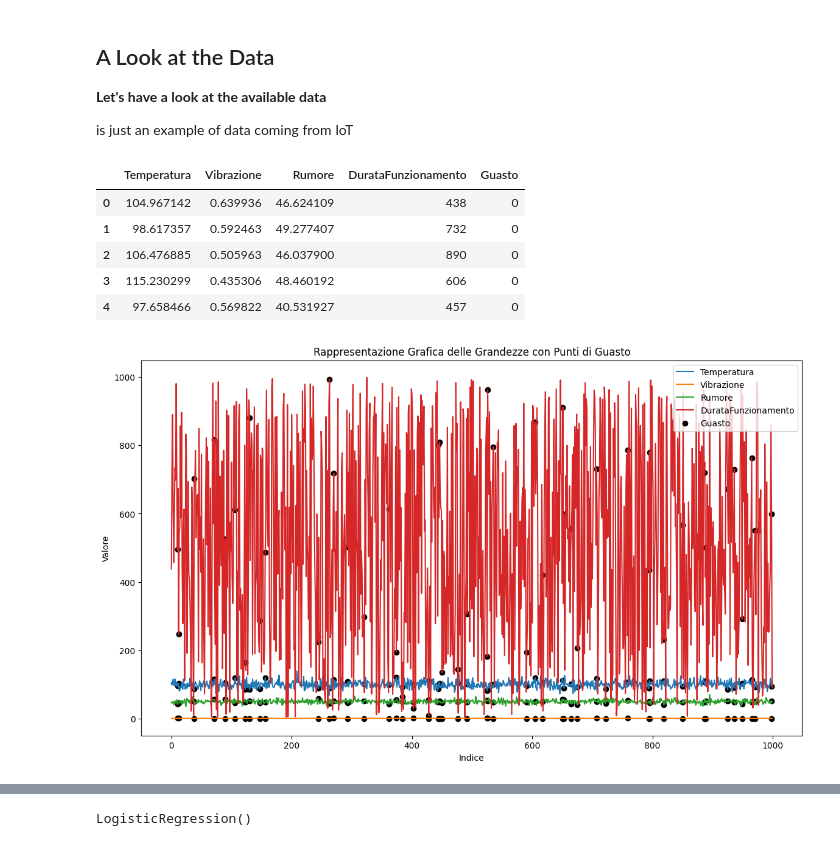
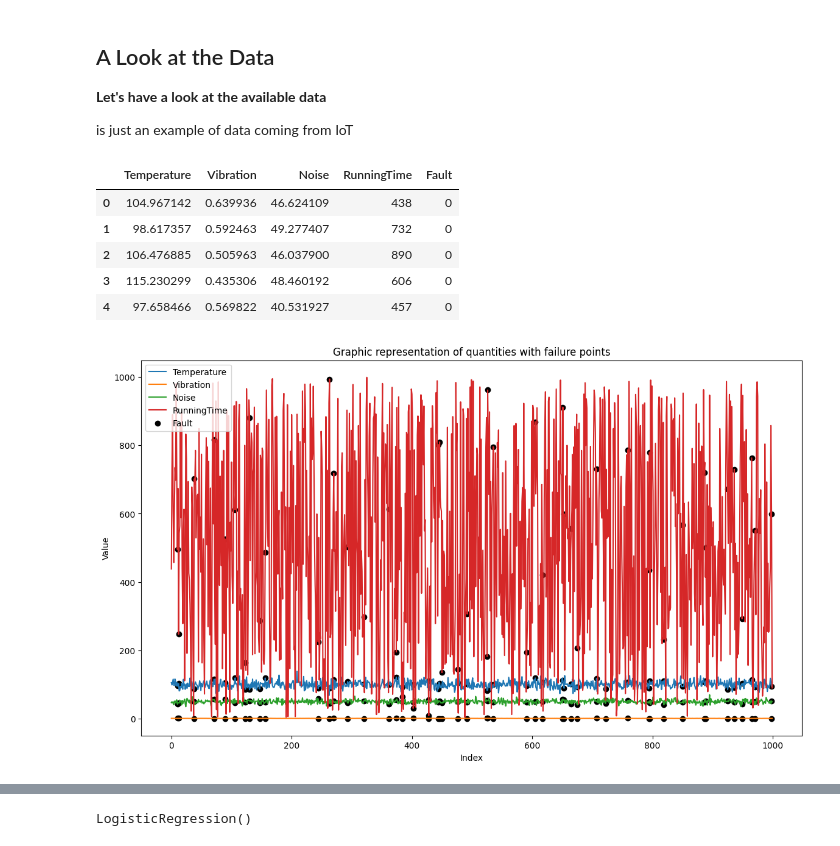
Before and after one commit to mricciati/Innovation-Team, a Jupyter notebook: maintenance coesia AI.ipynb, the cells around one changed output, grey strips where cells are left out. Saved outputs shown, nothing was run; the diff lists cells and outputs as text; code cells hidden in the pictures.

```diff
--- a/maintenance coesia AI.ipynb
+++ b/maintenance coesia AI.ipynb
@@ -23,21 +23,21 @@ from sklearn.metrics import classification_report, confusion_matrix
 
 is just an example of data coming from IoT
 # %%
-# Generazione di un set di dati fittizio
+# Generation of a fictitious data set
 np.random.seed(42)
 data = {
-    'Temperatura': np.random.normal(100, 10, 1000),
-    'Vibrazione': np.random.normal(0.5, 0.1, 1000),
-    'Rumore': np.random.normal(50, 5, 1000),
-    'DurataFunzionamento': np.random.randint(1, 1000, 1000),
-    'Guasto': np.random.choice([0, 1], 1000, p=[0.95, 0.05])
+    'Temperature': np.random.normal(100, 10, 1000),
+    'Vibration': np.random.normal(0.5, 0.1, 1000),
+    'Noise': np.random.normal(50, 5, 1000),
+    'RunningTime': np.random.randint(1, 1000, 1000),
+    'Fault': np.random.choice([0, 1], 1000, p=[0.95, 0.05])
 }
 df = pd.DataFrame(data)
 # %%
-# Mostra le prime 5 righe del DataFrame
+# Show the first 5 rows of the DataFrame
 df.head()
 # %% [output]
-|  | Temperatura | Vibrazione | Rumore | DurataFunzionamento | Guasto |
+|  | Temperature | Vibration | Noise | RunningTime | Fault |
 | 0 | 104.967142 | 0.639936 | 46.624109 | 438 | 0 |
 | 1 | 98.617357 | 0.592463 | 49.277407 | 732 | 0 |
 | 2 | 106.476885 | 0.505963 | 46.037900 | 890 | 0 |
@@ -46,30 +46,30 @@ df.head()
 # %%
 import matplotlib.pyplot as plt
 
-# Imposta la dimensione della figura
+# Set the size of the figure
 plt.figure(figsize=(14, 8))
 
-# Cicla attraverso le colonne, escludendo 'Guasto'
-for column in df.drop('Guasto', axis=1).columns:
+# Cycle through columns, excluding 'Fault'
+for column in df.drop('Fault', axis=1).columns:
     plt.plot(df.index, df[column], label=column)
 
-# Trova gli indici dove avvengono i guasti
-guasti_idx = df[df['Guasto'] == 1].index
+# Find indices where failures occur
+fault_idx = df[df['Fault'] == 1].index
 
-# Per ogni grandezza, evidenzia i punti di guasto
-for column in df.drop('Guasto', axis=1).columns:
-    plt.scatter(guasti_idx, df.loc[guasti_idx, column], color='black', label='Guasto' if column == df.drop('Guasto', axis=1).columns[0] else "", marker='o')
+# For each quantity, highlight the failure points
+for column in df.drop('Fault', axis=1).columns:
+    plt.scatter(fault_idx, df.loc[fault_idx, column], color='black', label='Fault' if column == df.drop('Fault', axis=1).columns[0] else "", marker='o')
 
-# Aggiungi una legenda
+# Add a legend
 plt.legend()
 
-# Aggiungi titoli agli assi e al grafico
-plt.xlabel('Indice')
-plt.ylabel('Valore')
-plt.title('Rappresentazione Grafica delle Grandezze con Punti di Guasto')
+# Add titles to the axes and chart
+plt.xlabel('Index')
+plt.ylabel('Value')
+plt.title('Graphic representation of quantities with failure points')
 
-# Mostra il grafico
+# Show the graph
 plt.show()
 # %% [output]
-[figure, old version]
+[figure, new version]
 # %%
```
Also changed, not shown: parts of 5 cells of this notebook.
